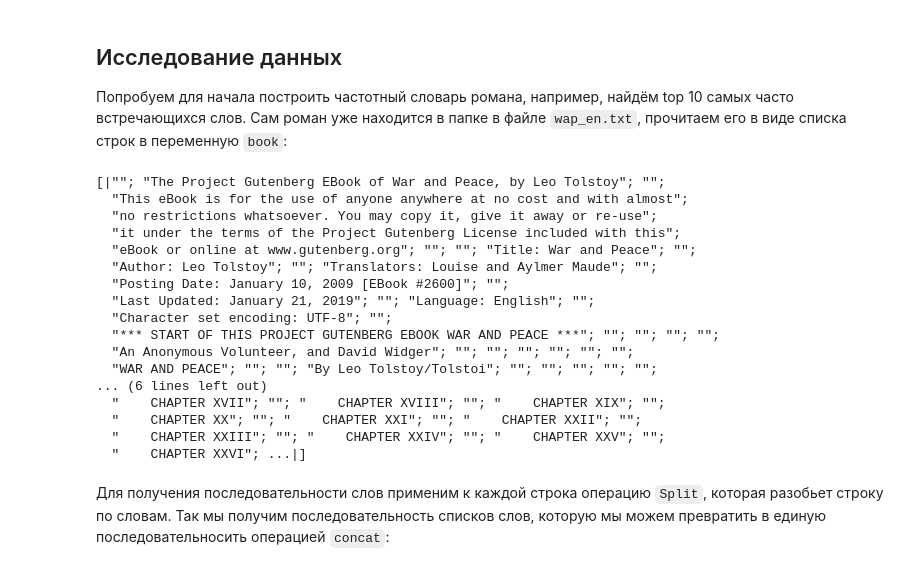
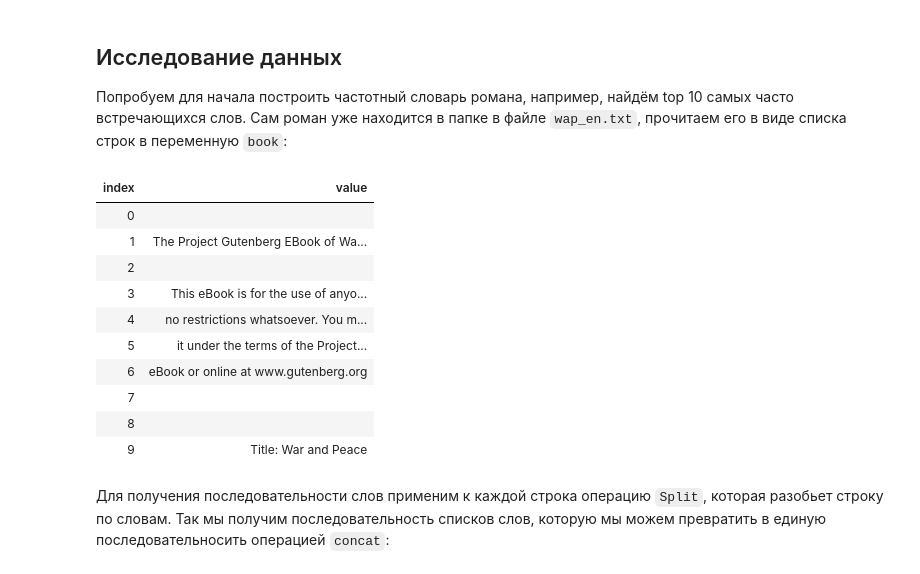
Before and after one commit to shwars/funcpro, a Jupyter notebook: notebooks/IntroFuncPro_ru.ipynb, the cells around one changed output. Cells and saved outputs as stored; diff of their text form; code cells hidden in the pictures.

```diff
--- a/notebooks/IntroFuncPro_ru.ipynb
+++ b/notebooks/IntroFuncPro_ru.ipynb
@@ -490,25 +502,19 @@ let euler2 = 0
 # %%
 open System.IO
 let book = File.ReadAllLines "wap_en.txt"
-book
+book |> Seq.take 10
 # %% [output]
-[|""; "The Project Gutenberg EBook of War and Peace, by Leo Tolstoy"; "";
-  "This eBook is for the use of anyone anywhere at no cost and with almost";
-  "no restrictions whatsoever. You may copy it, give it away or re-use";
-  "it under the terms of the Project Gutenberg License included with this";
-  "eBook or online at www.gutenberg.org"; ""; ""; "Title: War and Peace"; "";
-  "Author: Leo Tolstoy"; ""; "Translators: Louise and Aylmer Maude"; "";
-  "Posting Date: January 10, 2009 [EBook #2600]"; "";
-  "Last Updated: January 21, 2019"; ""; "Language: English"; "";
-  "Character set encoding: UTF-8"; "";
-  "*** START OF THIS PROJECT GUTENBERG EBOOK WAR AND PEACE ***"; ""; ""; ""; "";
-  "An Anonymous Volunteer, and David Widger"; ""; ""; ""; ""; ""; "";
-  "WAR AND PEACE"; ""; ""; "By Leo Tolstoy/Tolstoi"; ""; ""; ""; ""; "";
-... (6 lines left out)
-  "    CHAPTER XVII"; ""; "    CHAPTER XVIII"; ""; "    CHAPTER XIX"; "";
-  "    CHAPTER XX"; ""; "    CHAPTER XXI"; ""; "    CHAPTER XXII"; "";
-  "    CHAPTER XXIII"; ""; "    CHAPTER XXIV"; ""; "    CHAPTER XXV"; "";
-  "    CHAPTER XXVI"; ...|]
+| index | value |
+| 0 |  |
+| 1 | The Project Gutenberg EBook of Wa... |
+| 2 |  |
+| 3 | This eBook is for the use of anyo... |
+| 4 | no restrictions whatsoever. You m... |
+| 5 | it under the terms of the Project... |
+| 6 | eBook or online at www.gutenberg.org |
+| 7 |  |
+| 8 |  |
+| 9 | Title: War and Peace |
 # %% [markdown]
 Для получения последовательности слов применим к каждой строка операцию `Split`, которая разобьет строку по словам. Так мы получим последовательность списков слов, которую мы можем превратить в единую последовательносить операцией `concat`:
 # %%
```
Also changed, not shown: parts of 33 cells of this notebook, 1 other file.
